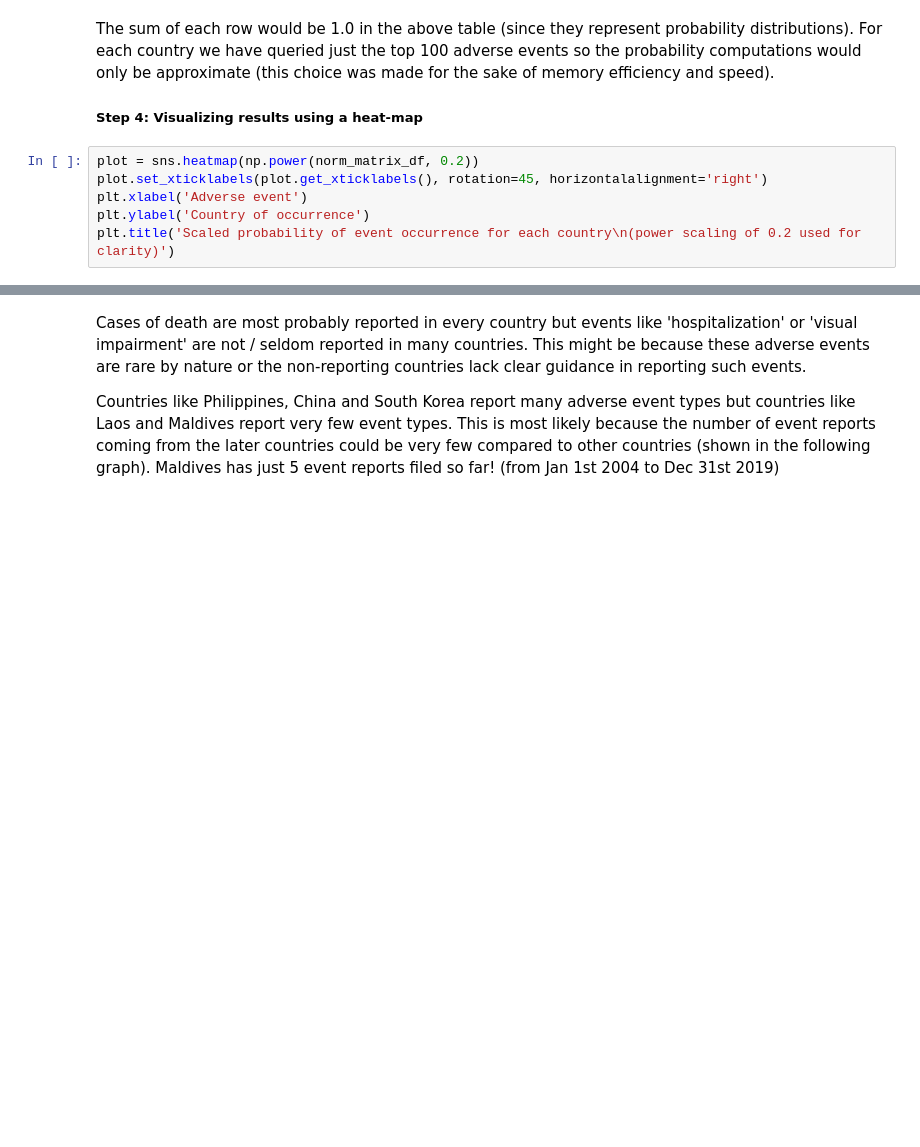
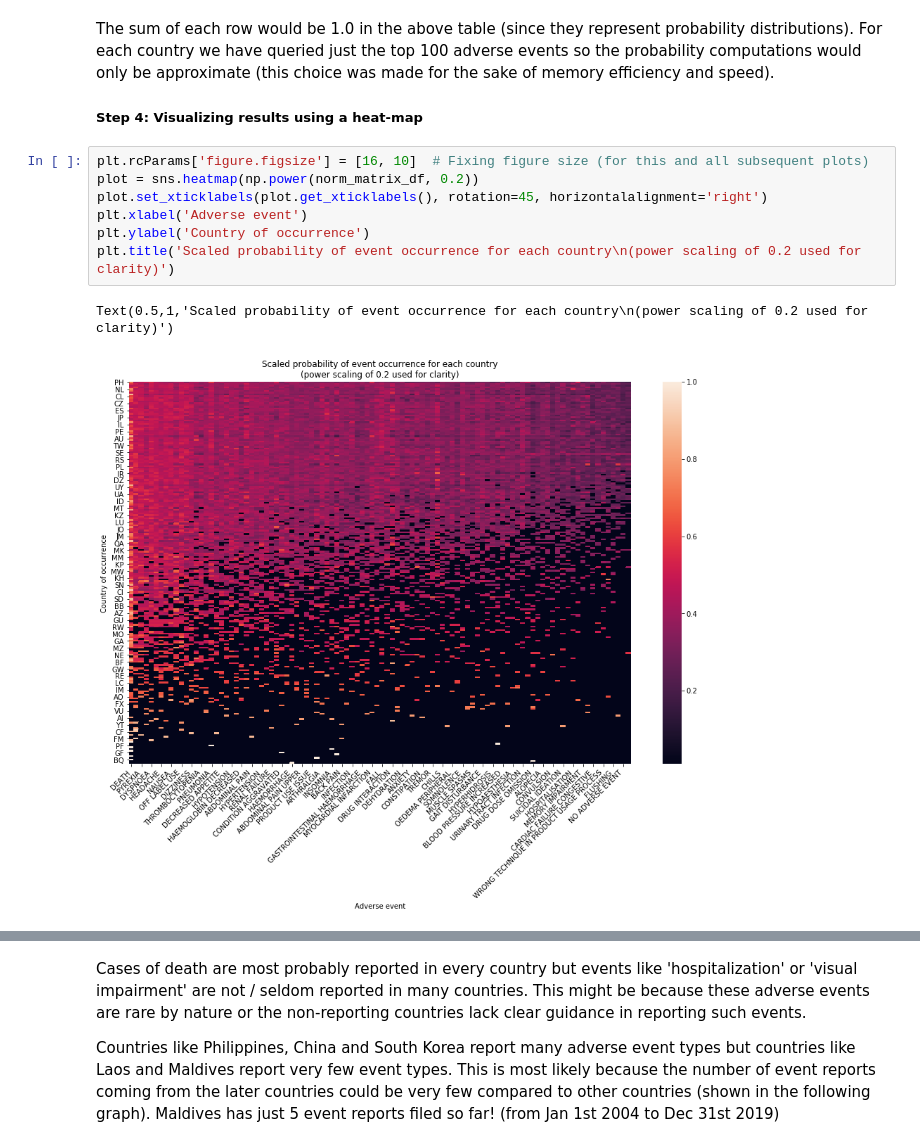
Before and after one commit to Sanketh-Nagarajan/AZ_case_study, a Jupyter notebook: code_explanations/prob_1_explanation.ipynb, the cells around one changed output, grey strips where cells are left out. Drawn from its saved outputs; the diff is of its cells as text; blank space fills up the shorter version.

Commit message:
Inline plots for all exp

```diff
--- a/code_explanations/prob_1_explanation.ipynb
+++ b/code_explanations/prob_1_explanation.ipynb
@@ -83,8 +83,12 @@ The sum of each row would be 1.0 in the above table (since they represent probab
 
 ##### Step 4: Visualizing results using a heat-map
 # %%
+plt.rcParams['figure.figsize'] = [16, 10]  # Fixing figure size (for this and all subsequent plots)
 plot = sns.heatmap(np.power(norm_matrix_df, 0.2))
 plot.set_xticklabels(plot.get_xticklabels(), rotation=45, horizontalalignment='right')
 plt.xlabel('Adverse event')
 plt.ylabel('Country of occurrence')
 plt.title('Scaled probability of event occurrence for each country\n(power scaling of 0.2 used for clarity)')
+# %% [output]
+Text(0.5,1,'Scaled probability of event occurrence for each country\n(power scaling of 0.2 used for clarity)')
+[figure, added]
```
Also changed, not shown: parts of 5 cells of this notebook.
